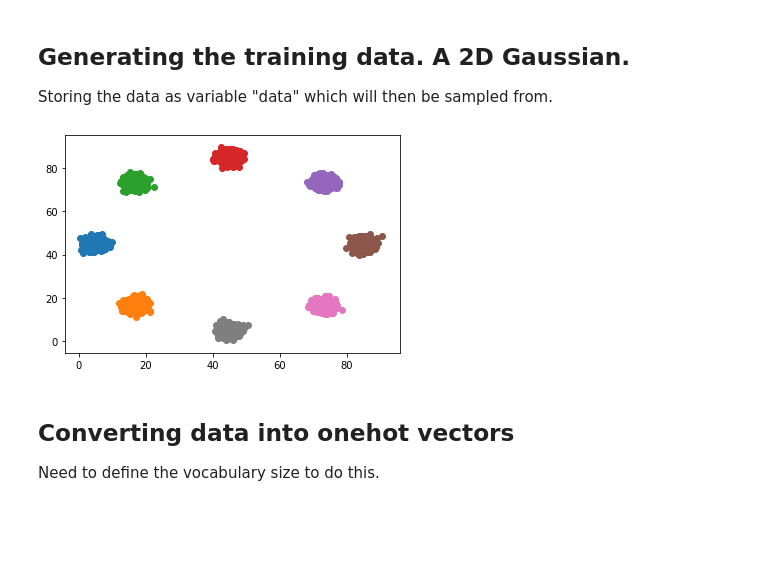
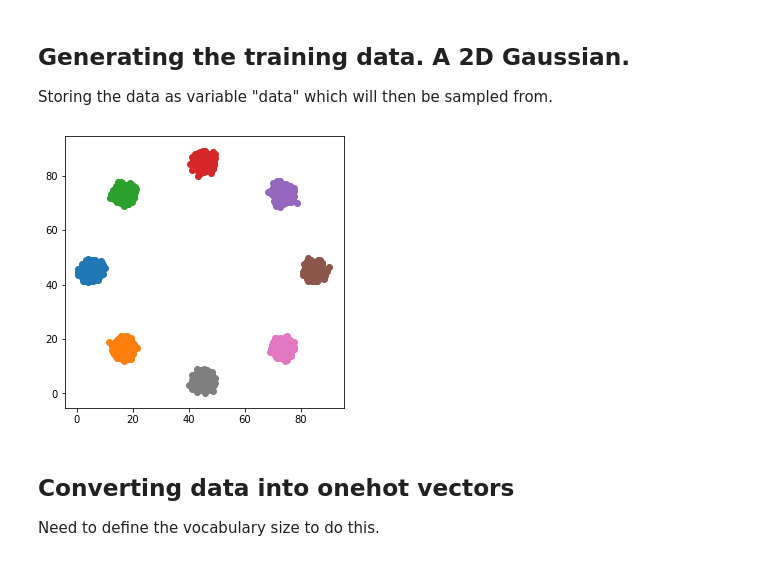
Before and after one commit to TrentBrick/PyTorchDiscreteFlows, a Jupyter notebook: Figure2Replication.ipynb, the cells around one changed output. Cells and saved outputs as stored; diff of their text form; code cells hidden in the pictures; blank space fills up the shorter version.

```diff
--- a/Figure2Replication.ipynb
+++ b/Figure2Replication.ipynb
@@ -32,14 +32,14 @@ Storing the data as variable "data" which will then be sampled from.
 # %%
 n_samps = 1000
 means = ( (np.array([[3,5], [5-1.414,5-1.414], [5-1.414,5+1.414], [5, 7], [5+1.414,5+1.414], [7,5], [5+1.414,5-1.414], [5,3]  ])  )*20 ) -55
-
+plt.figure(figsize=(5,5))
 data = np.zeros((len(means)*n_samps,2))
 for ind, m in enumerate(means):
     samps = multivariate_normal(m, np.eye(2)*2).rvs(n_samps)#.astype(int)
     data[ind*n_samps:((ind+1)*n_samps)] = samps
     plt.scatter(samps[:,0], samps[:,1])
 # %% [output]
-[figure, old version]
+[figure, new version]
 # %% [markdown]
 ## Converting data into onehot vectors
 Need to define the vocabulary size to do this.
```
Also changed, not shown: parts of 16 cells of this notebook, 3 other files.
